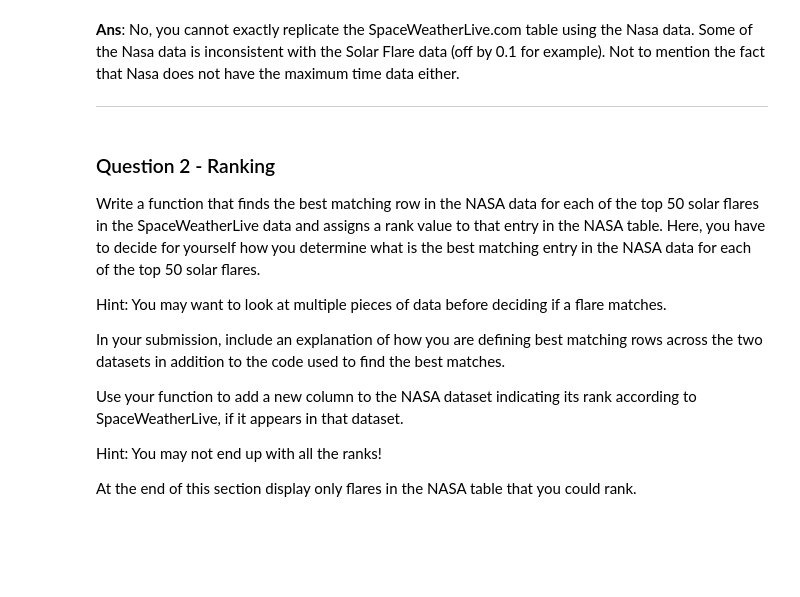
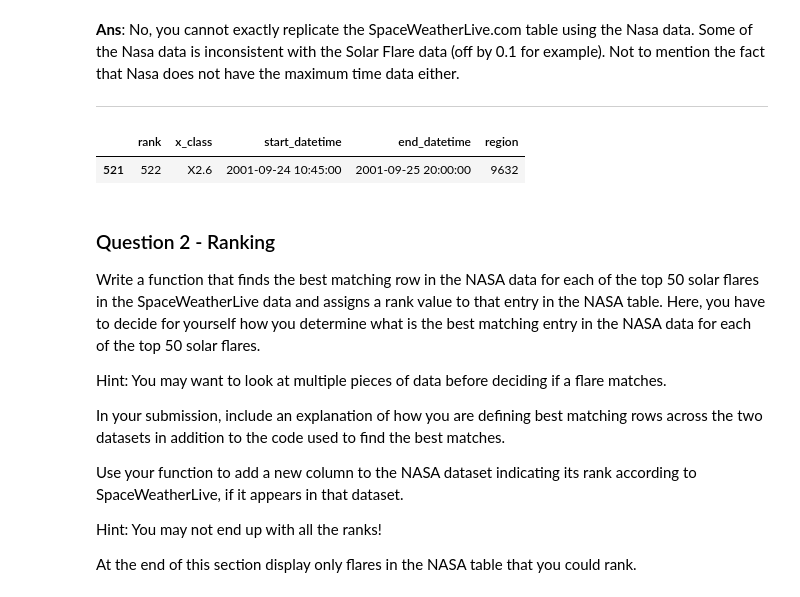
Before and after one commit to NickOuellet/Fly-Me-To-The-Moon, a Jupyter notebook: Fly Me To The Moon - Proj 1 Part 1.ipynb, the cells around one changed output. Cells and saved outputs as stored; diff of their text form; code cells hidden in the pictures; blank space fills up the shorter version.

```diff
--- a/Fly Me To The Moon - Proj 1 Part 1.ipynb
+++ b/Fly Me To The Moon - Proj 1 Part 1.ipynb
@@ -338,10 +338,18 @@ imposter_solfla_df = pd.DataFrame(
 # %% [markdown]
 **Fill replace DF with values from NASA table**
 # %%
-for index,value in solfla_df.loc[:,["x_class","start_datetime"]].iterrows():
-    x_class, start_date = value[0], value[1]
-    for nasa_index,nasa_value in nasa_df.loc[:,["xray_importance","start_datetime"]].iterrows():
-      if (x_class == nasa_value[0]):
-        if (start_date.year == nasa_value[1].year) and (start_date.month == nasa_value[1].month) and (start_date.day == nasa_value[1].day):
-          imposter_solfla_df.loc[index] = [index+1, x_class, nasa_df["start_datetime"].loc[nasa_index], nasa_df["end_datetime"].loc[nasa_index], nasa_df["region"].loc[nasa_index]]
+# for index,value in solfla_df.loc[:,["x_class","start_datetime"]].iterrows():
+#     x_class, start_date = value[0], value[1]
+#     for nasa_index,nasa_value in nasa_df.loc[:,["xray_importance","start_datetime"]].iterrows():
+#       if (x_class == nasa_value[0]):
+#         if (start_date.year == nasa_value[1].year) and (start_date.month == nasa_value[1].month) and (start_date.day == nasa_value[1].day):
+#           imposter_solfla_df.loc[index] = [index+1, x_class, nasa_df["start_datetime"].loc[nasa_index], nasa_df["end_datetime"].loc[nasa_index], nasa_df["region"].loc[nasa_index]]
+# %%
+for x_class in sorted_flares:
+  start_date = solfla_df[solfla_df.x_class == x_class].start_datetime
+  for date in start_date:
+    for nasa_index,nasa_value in nasa_df.loc[:,["xray_importance","start_datetime"]].iterrows():
+      if (x_class == nasa_value[0]):
+        if (date.year == nasa_value[1].year) and (date.month == nasa_value[1].month) and (date.day == nasa_value[1].day):
+          imposter_solfla_df.loc[index] = [index+1, x_class, nasa_df["start_datetime"].loc[nasa_index], nasa_df["end_datetime"].loc[nasa_index], nasa_df["region"].loc[nasa_index]]
 # %%
@@ -367,6 +359,11 @@ display(imposter_solfla_df) #FIXME Problem with some entries being skipped, and
 # %% [markdown]
 **Ans**: No, you cannot exactly replicate the SpaceWeatherLive.com table using the Nasa data. Some of the Nasa data is inconsistent with the Solar Flare data (off by 0.1 for example). Not to mention the fact that Nasa does not have the maximum time data either.
 ___
+# %%
+imposter_solfla_df
+# %% [output]
+|  | rank | x_class | start_datetime | end_datetime | region |
+| 521 | 522 | X2.6 | 2001-09-24 10:45:00 | 2001-09-25 20:00:00 | 9632 |
 # %% [markdown]
 ### Question 2 - Ranking
 Write a function that finds the best matching row in the NASA data for each of the top 50 solar flares in the SpaceWeatherLive data and assigns a rank value to that entry in the NASA table. Here, you have to decide for yourself how you determine what is the best matching entry in the NASA data for each of the top 50 solar flares.
```
Also changed, not shown: parts of 1 cell of this notebook.
